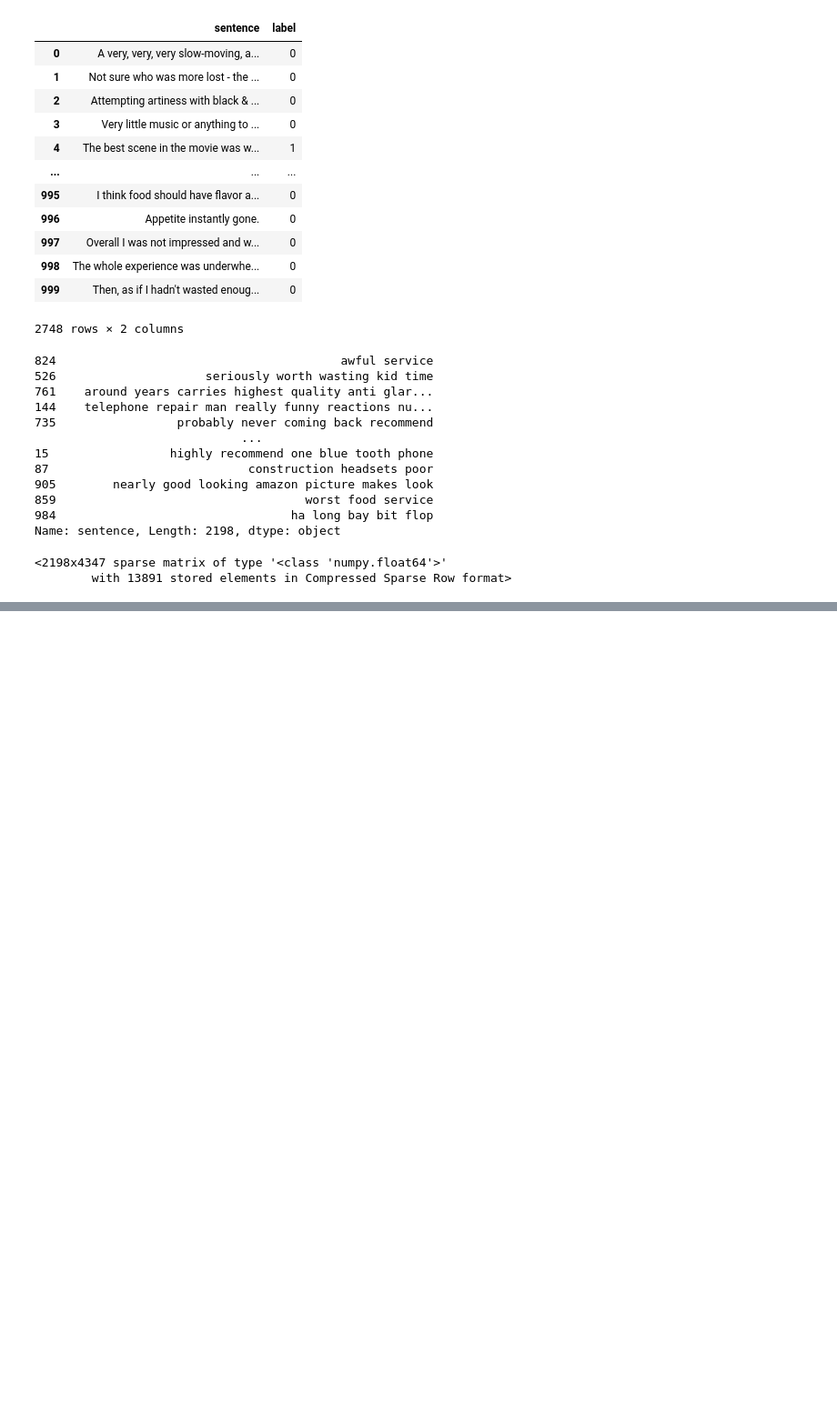
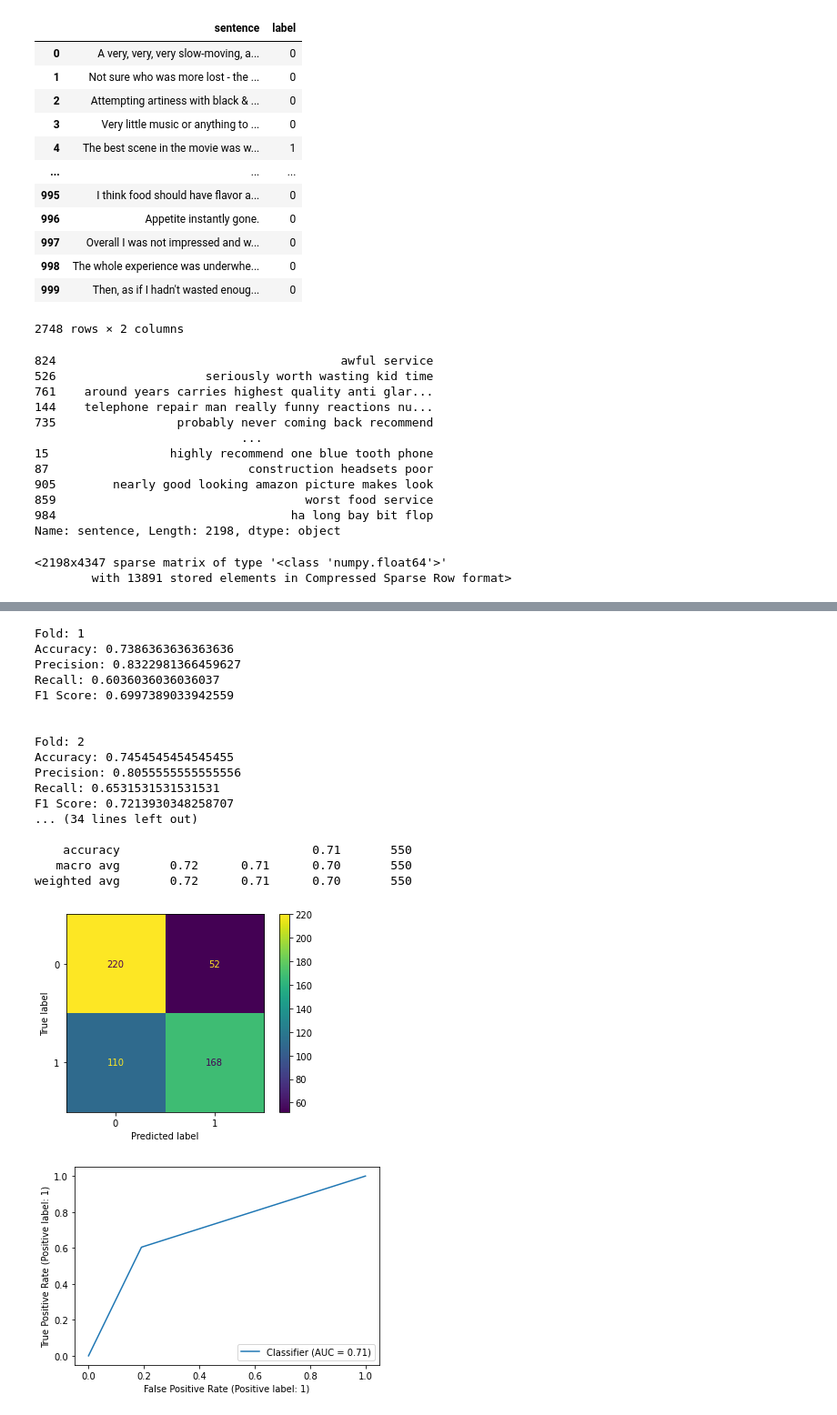
Before and after one commit to HertegKohar/cp423, a Jupyter notebook: A3/Assignment 3 Question 1/sentiment.ipynb, the cells around one changed output, grey strips where cells are left out. Shown at 91% size. Saved outputs shown, nothing was run; the diff lists cells and outputs as text; code cells hidden in the pictures; blank space fills up the shorter version.

```diff
--- a/A3/Assignment 3 Question 1/sentiment.ipynb
+++ b/A3/Assignment 3 Question 1/sentiment.ipynb
@@ -144,0 +140,24 @@ weighted avg       0.75      0.75      0.75       550
+# %%
+clf = KNeighborsClassifier(n_neighbors=5)
+best_estimator = cross_validate_and_train(clf,X_train_tfidf,y_train)
+test_model(best_estimator,X_test_tfidf,y_test)
+# %% [output]
+Fold: 1
+Accuracy: 0.7386363636363636
+Precision: 0.8322981366459627
+Recall: 0.6036036036036037
+F1 Score: 0.6997389033942559
+
+
+Fold: 2
+Accuracy: 0.7454545454545455
+Precision: 0.8055555555555556
+Recall: 0.6531531531531531
+F1 Score: 0.7213930348258707
+... (34 lines left out)
+
+    accuracy                           0.71       550
+   macro avg       0.72      0.71      0.70       550
+weighted avg       0.72      0.71      0.70       550
+[figure, added]
+[figure, added]
```
Also changed, not shown: parts of 5 cells of this notebook, 6 other files.
